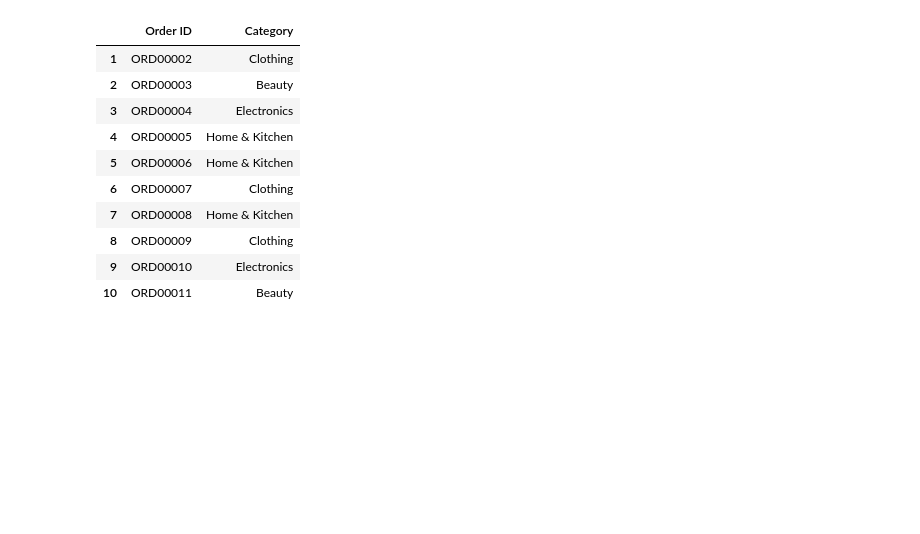
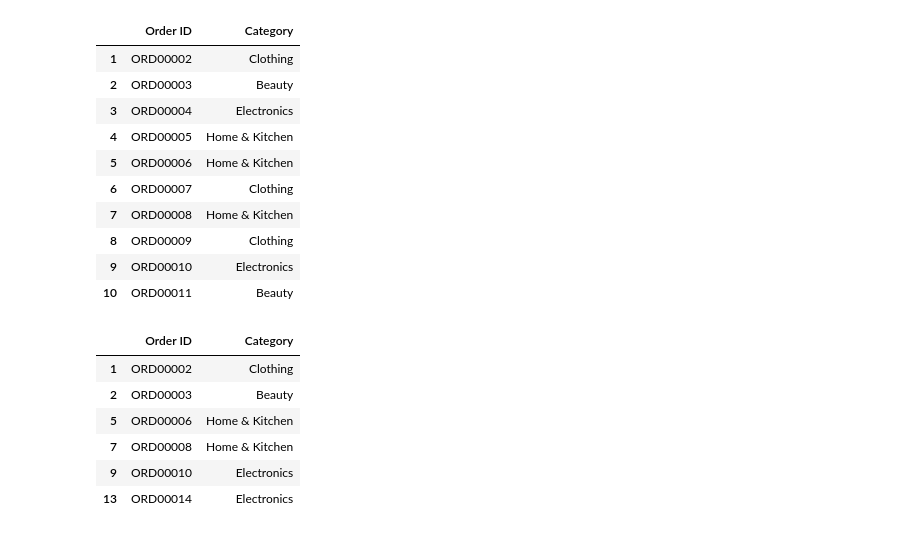
Before and after one commit to Yaminikanta/Python_Libraries, a Jupyter notebook: 02-Pandas/class_pandas.ipynb, the cells around one changed output. Cells and saved outputs as stored; diff of their text form; code cells hidden in the pictures; blank space fills up the shorter version.

```diff
--- a/02-Pandas/class_pandas.ipynb
+++ b/02-Pandas/class_pandas.ipynb
@@ -340,3 +340,13 @@ d1.loc[1:10,['Order ID','Category']]                          # if multiple row
 | 8 | ORD00009 | Clothing |
 | 9 | ORD00010 | Electronics |
 | 10 | ORD00011 | Beauty |
+# %%
+d1.loc[[1,2,5,7,9,13],['Order ID','Category']]                # it is used to retrive row and columns
+# %% [output]
+|  | Order ID | Category |
+| 1 | ORD00002 | Clothing |
+| 2 | ORD00003 | Beauty |
+| 5 | ORD00006 | Home & Kitchen |
+| 7 | ORD00008 | Home & Kitchen |
+| 9 | ORD00010 | Electronics |
+| 13 | ORD00014 | Electronics |
```
Also changed, not shown: parts of 1 cell of this notebook.
